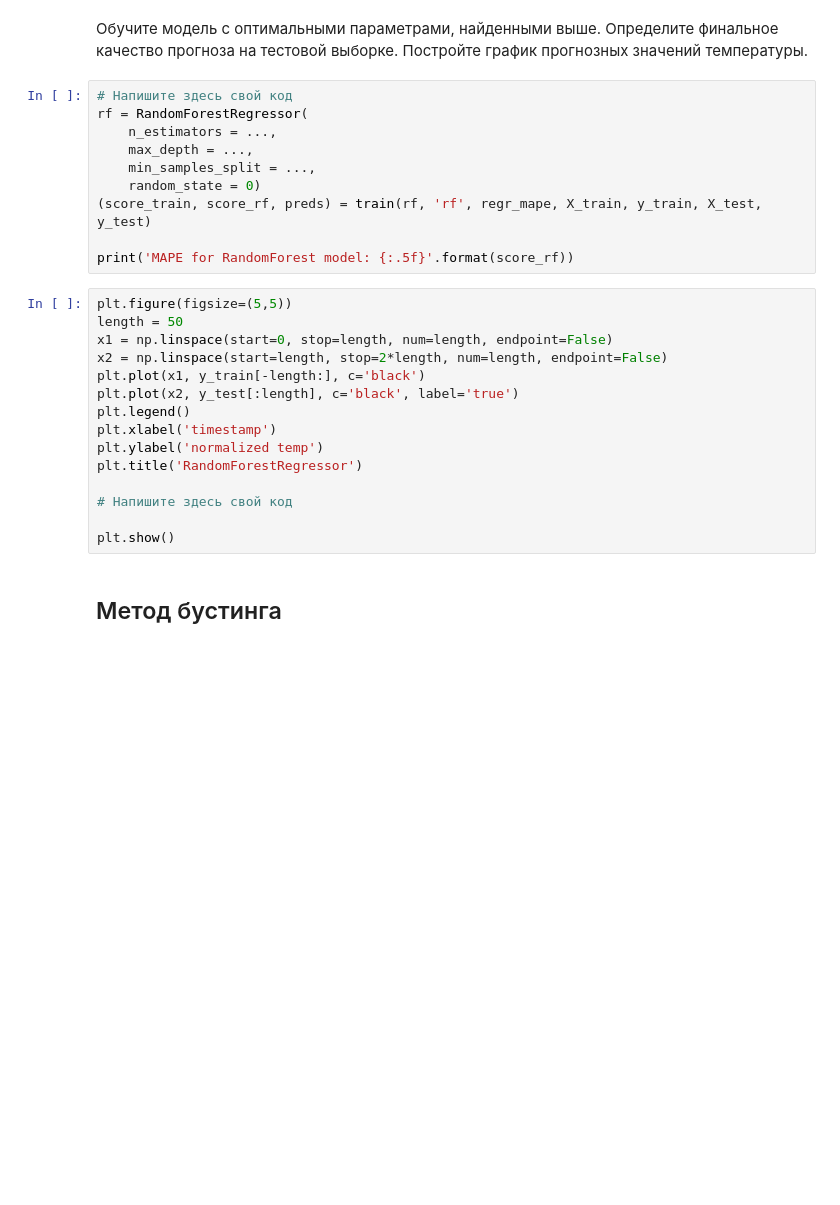
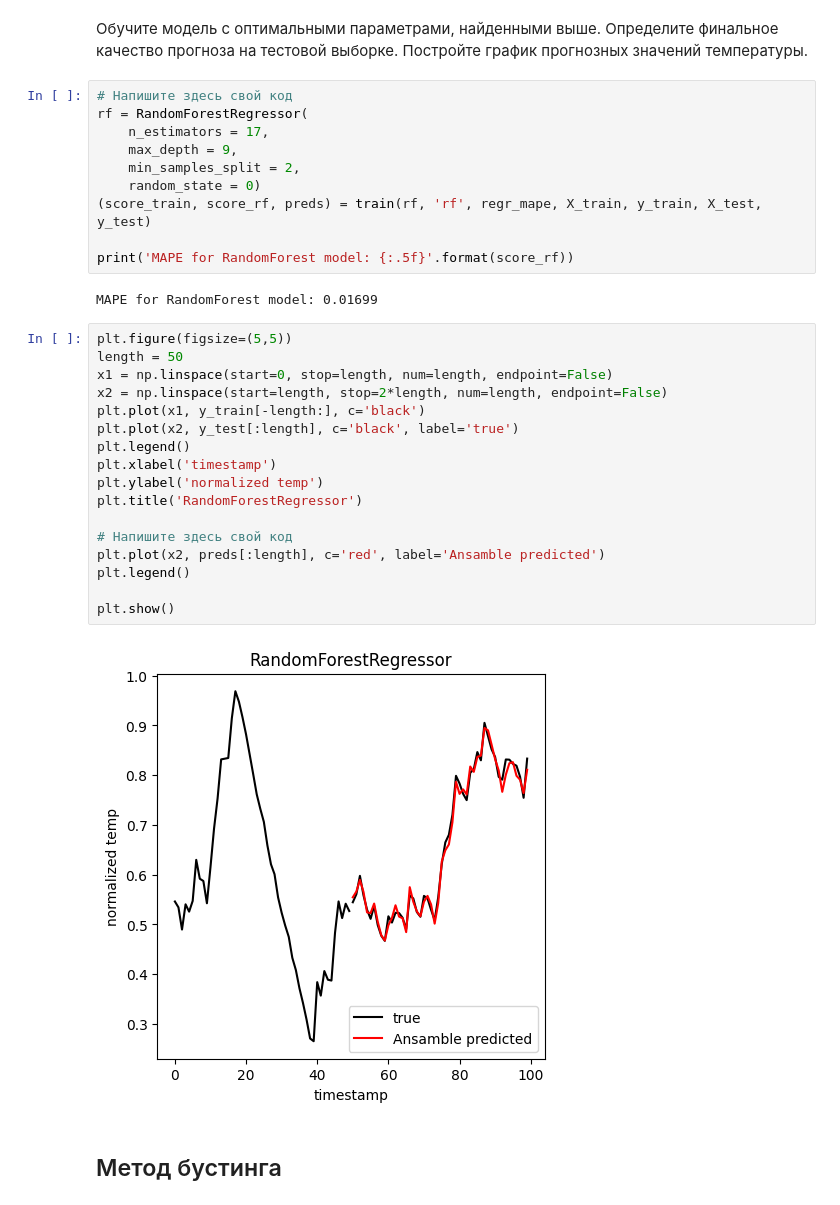
Before and after one commit to BROsandr/IUS, a Jupyter notebook: lab7/Lab7_task.ipynb, the cells around one changed output. Saved outputs shown, nothing was run; the diff lists cells and outputs as text; blank space fills up the shorter version.

```diff
--- a/lab7/Lab7_task.ipynb
+++ b/lab7/Lab7_task.ipynb
@@ -358,28 +376,34 @@ KeyboardInterrupt:
 # %%
 # Напишите здесь свой код
 rf = RandomForestRegressor(
-    n_estimators = ...,
-    max_depth = ...,
-    min_samples_split = ...,
+    n_estimators = 17,
+    max_depth = 9,
+    min_samples_split = 2,
     random_state = 0)
 (score_train, score_rf, preds) = train(rf, 'rf', regr_mape, X_train, y_train, X_test, y_test)
 
 print('MAPE for RandomForest model: {:.5f}'.format(score_rf))
+# %% [output]
+MAPE for RandomForest model: 0.01699
 # %%
 plt.figure(figsize=(5,5))
 length = 50
 x1 = np.linspace(start=0, stop=length, num=length, endpoint=False)
 x2 = np.linspace(start=length, stop=2*length, num=length, endpoint=False)
 plt.plot(x1, y_train[-length:], c='black')
 plt.plot(x2, y_test[:length], c='black', label='true')
 plt.legend()
 plt.xlabel('timestamp')
 plt.ylabel('normalized temp')
 plt.title('RandomForestRegressor')
 
 # Напишите здесь свой код
+plt.plot(x2, preds[:length], c='red', label='Ansamble predicted')
+plt.legend()
 
 plt.show()
+# %% [output]
+[figure, added]
 # %% [markdown]
 ## Метод бустинга
 # %% [markdown]
```
Also changed, not shown: parts of 1 cell of this notebook.
